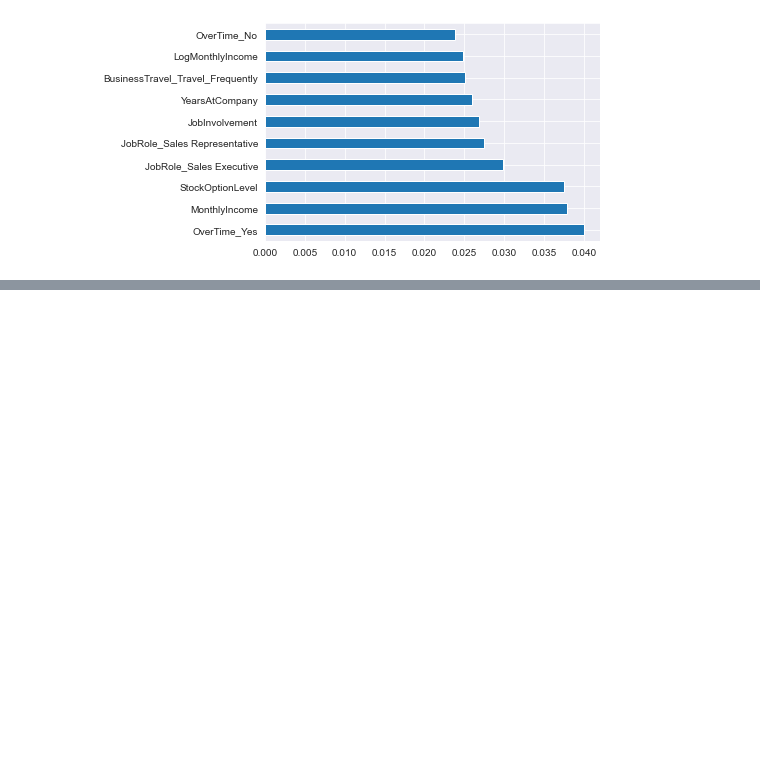
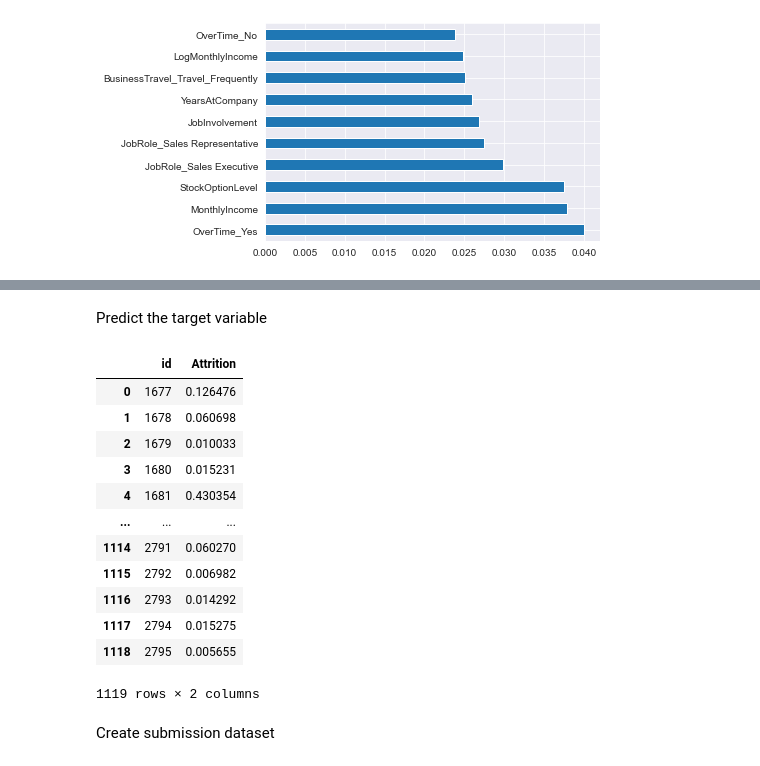
Before and after one commit to drjpeibol/Kaggle-Tabular-Series-S3E3, a Jupyter notebook: Code/playground_series_S3E3.ipynb, the cells around one changed output, grey strips where cells are left out. Cells and saved outputs as stored; diff of their text form; code cells hidden in the pictures; blank space fills up the shorter version.

Commit message:
First Submission

```diff
--- a/Code/playground_series_S3E3.ipynb
+++ b/Code/playground_series_S3E3.ipynb
@@ -385,0 +404,52 @@ feat_importances.nlargest(10).plot(kind='barh')
+# %%
+# We replicate de transformations we did to the train data
+
+# We list the variables that we want to log transform
+log_col = ['MonthlyIncome','TotalWorkingYears','YearsAtCompany']
+
+for ax, cols in zip(axs.flatten(), log_col):
+    test['Log' + cols] = np.log( 1 + test[cols])
+
+# Average years at a company
+test['AvgYearsAtCompany'] = test['TotalWorkingYears'] / (test['NumCompaniesWorked'])
+# If variable is infinity set to 0
+test['AvgYearsAtCompany'] = test['AvgYearsAtCompany'].replace([np.inf, -np.inf], 0)
+
+# Percentage of years at current company
+try:
+     test['PercentYearsAtCompany'] = test['YearsAtCompany'] / (test['TotalWorkingYears'])
+except:
+    test['PercentYearsAtCompany'] = 0
+
+
+# We create two new data frames, one with the features and the other with the target
+Features = test.loc[:, df.columns.difference(['id','Attrition'])]
+char_features = list(Features.select_dtypes(include=['object']).columns)
+Features
+
+# Generate binary values using get_dummies
+dum_test = pd.get_dummies(Features[char_features], columns=char_features, prefix=char_features)
+X = Features.join(dum_test)
+X = X.drop(list(Features.select_dtypes(include=['object']).columns), axis=1)
+# %% [markdown]
+Predict the target variable
+# %%
+ test['Attrition'] = grid_xgboost.predict_proba(X)[:,1]
+
+ test[['id','Attrition']]
+# %% [output]
+|  | id | Attrition |
+| 0 | 1677 | 0.126476 |
+| 1 | 1678 | 0.060698 |
+| 2 | 1679 | 0.010033 |
+| 3 | 1680 | 0.015231 |
+| 4 | 1681 | 0.430354 |
+| ... | ... | ... |
+| 1114 | 2791 | 0.060270 |
+| 1115 | 2792 | 0.006982 |
+| 1116 | 2793 | 0.014292 |
+| 1117 | 2794 | 0.015275 |
+| 1118 | 2795 | 0.005655 |
+1119 rows × 2 columns
+# %% [markdown]
+Create submission dataset
```
Also changed, not shown: parts of 5 cells of this notebook, 1 other file.
